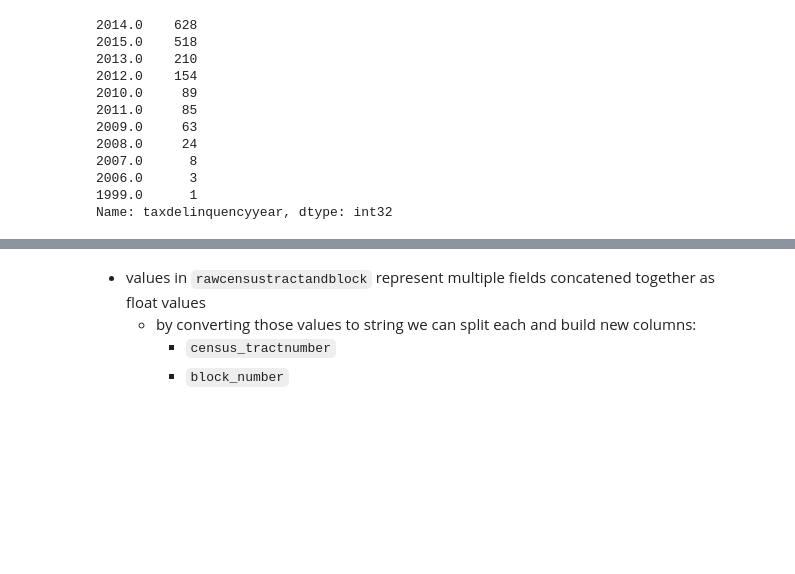
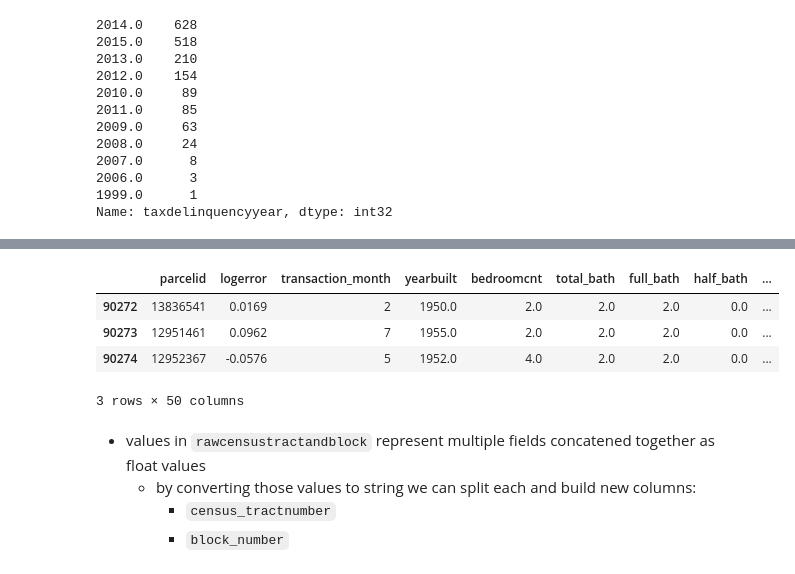
Before and after one commit to gumdropsteve/bsql-demos, a Jupyter notebook: kaggle/zillow_home_value_prediction.ipynb, the cells around one changed output, grey strips where cells are left out. Saved outputs shown, nothing was run; the diff lists cells and outputs as text; code cells hidden in the pictures; blank space fills up the shorter version.

```diff
--- a/kaggle/zillow_home_value_prediction.ipynb
+++ b/kaggle/zillow_home_value_prediction.ipynb
@@ -537,7 +556,9 @@ d.taxdelinquencyyear.value_counts()
 1999.0      1
 Name: taxdelinquencyyear, dtype: int32
 # %%
-d.to_pandas().loc[d.to_pandas().taxdelinquencyyear > 0, 'taxdelinquencyyear'] = 2016 - d.to_pandas()['taxdelinquencyyear']
+d = df_train.to_pandas()
+
+d.loc[d.taxdelinquencyyear > 0, 'taxdelinquencyyear'] = 2016 - d['taxdelinquencyyear']
 
 d.taxdelinquencyyear.value_counts()
 # %% [output]
@@ -555,0 +577,3 @@ Name: taxdelinquencyyear, dtype: int32
+# %%
+# no delinquency? set year to 0
+d.taxdelinquencyyear.loc[d.taxdelinquencyflag == 0] = 0
@@ -556,7 +585,4 @@ Name: taxdelinquencyyear, dtype: int32
 # %%
-# no delinquency? set year to 0
-df_train.taxdelinquencyyear.loc[df_train.taxdelinquencyflag == 0] = 0
-
 # collect x and xx formatted delinquency years w/ matching xxxx year format pair
 year_pairs = [(99,1999), (6,2006), (7,2007), (8,2008), (9,2009), (10,2010),
              (11,2011), (12,2012), (13,2013), (14,2014), (15,2015)]
@@ -565,10 +591,4 @@ for year in year_pairs:
   # split the pair in question
   old, new = year
   # replace old year (e.g. 99) with new year (e.g. 1999)
-  df_train.taxdelinquencyyear.loc[df_train.taxdelinquencyyear == old] = new
-
-# adjust delinquency year relative to training year (2016)
-df_train.taxdelinquencyyear.loc[df_train.taxdelinquencyyear>0] = 2016 - df_train.taxdelinquencyyear.loc[df_train.taxdelinquencyyear>0]
-
-# what've we got?
-df_train.taxdelinquencyyear.value_counts()
+  d.taxdelinquencyyear.loc[d.taxdelinquencyyear == old] = new
@@ -576,0 +595,6 @@ TypeError: cannot broadcast <class 'int'>
+# %%
+# adjust delinquency year relative to training year (2016)
+d.taxdelinquencyyear.loc[d.taxdelinquencyyear>0] = 2016 - d.taxdelinquencyyear.loc[d.taxdelinquencyyear>0]
+
+# what've we got?
+d.taxdelinquencyyear.value_counts()
@@ -577,3 +614,15 @@ TypeError: cannot broadcast <class 'int'>
+# %%
+bc.create_table('df_train', d)
+
+df_train = bc.sql('select * from df_train')
+
+df_train.tail(3)
+# %% [output]
+|  | parcelid | logerror | transaction_month | yearbuilt | bedroomcnt | total_bath | full_bath | half_bath | ... |
+| 90272 | 13836541 | 0.0169 | 2 | 1950.0 | 2.0 | 2.0 | 2.0 | 0.0 | ... |
+| 90273 | 12951461 | 0.0962 | 7 | 1955.0 | 2.0 | 2.0 | 2.0 | 0.0 | ... |
+| 90274 | 12952367 | -0.0576 | 5 | 1952.0 | 4.0 | 2.0 | 2.0 | 0.0 | ... |
+3 rows × 50 columns
 # %% [markdown]
 - values in `rawcensustractandblock` represent multiple fields concatened together as float values
   - by converting those values to string we can split each and build new columns:
```
Also changed, not shown: parts of 15 cells of this notebook.
